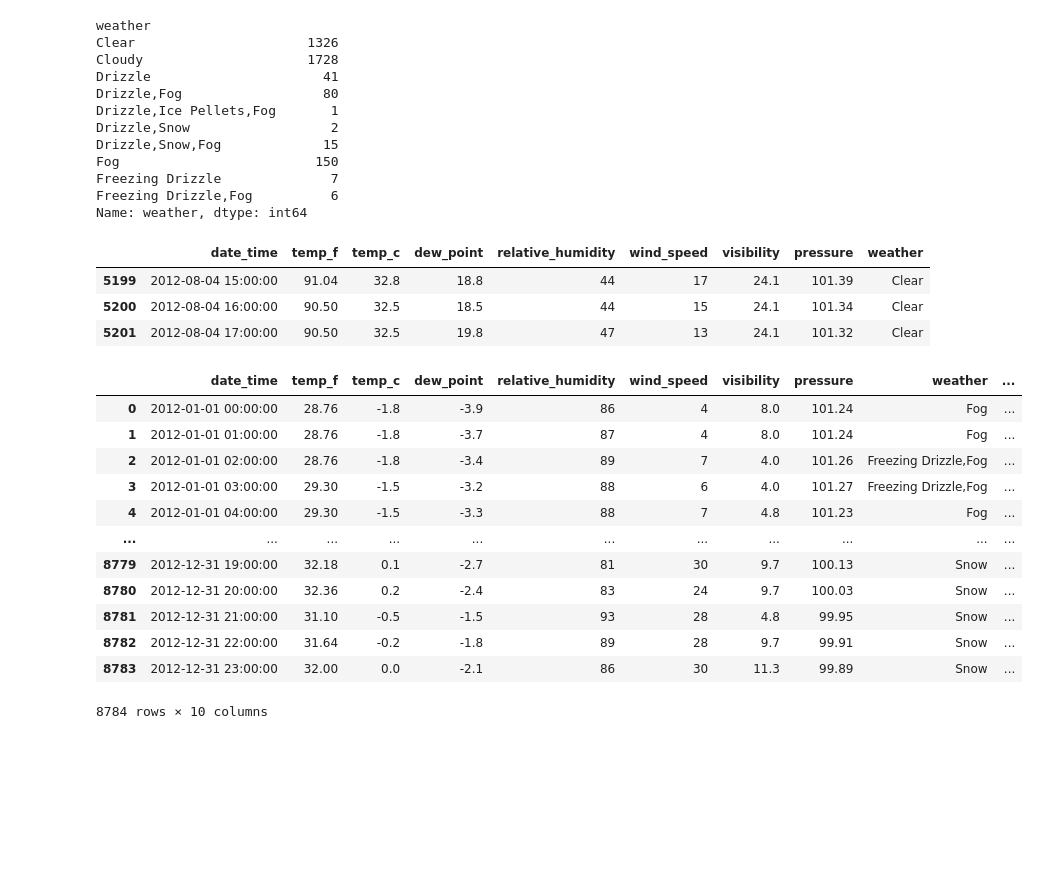
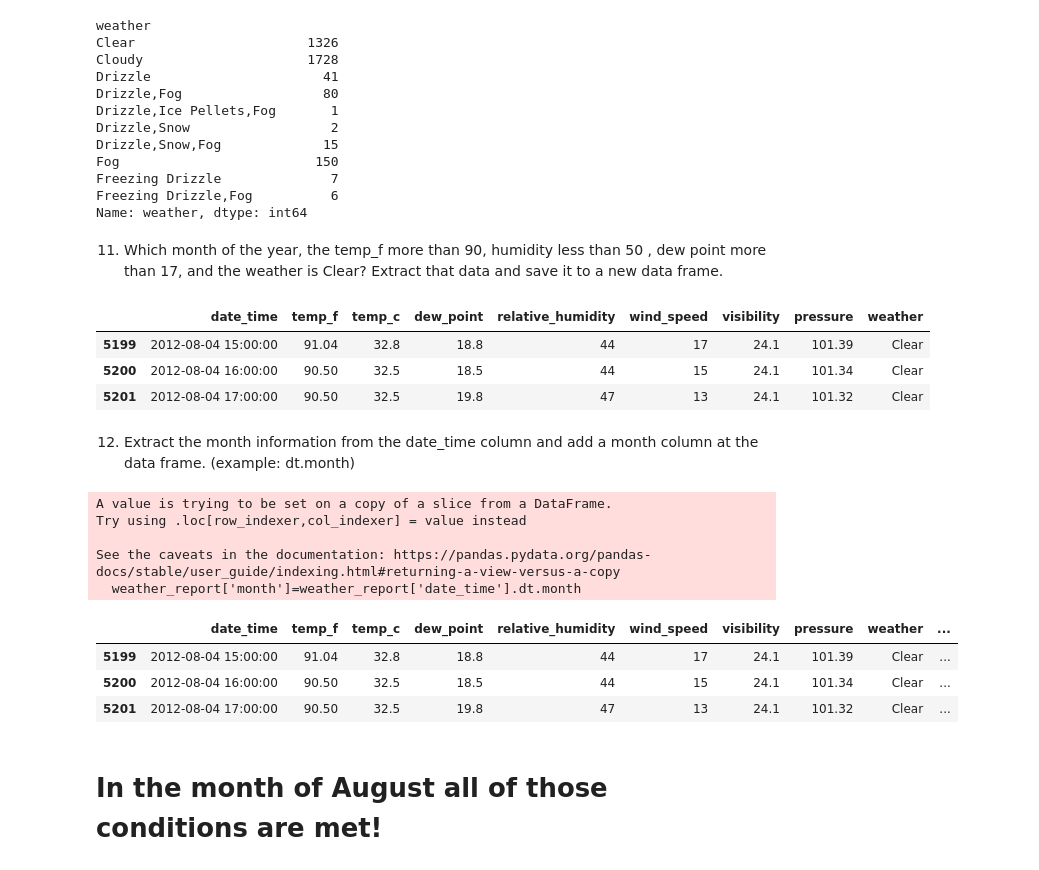
Before and after one commit to ToshiroHJJZ/IP3_JP, a Jupyter notebook: IP3_JP.ipynb, the cells around one changed output. Saved outputs shown, nothing was run; the diff lists cells and outputs as text; code cells hidden in the pictures; blank space fills up the shorter version.

```diff
--- a/IP3_JP.ipynb
+++ b/IP3_JP.ipynb
@@ -234,6 +231,8 @@ Fog                         150
 Freezing Drizzle              7
 Freezing Drizzle,Fog          6
 Name: weather, dtype: int64
+# %% [markdown]
+11.	Which month of the year, the temp_f more than 90, humidity less than 50 , dew point more than 17, and the weather is Clear? Extract that data and save it to a new data frame.
 # %%
 weather_report = data_frame_df.query('temp_f > 90 & relative_humidity < 50 & dew_point > 17 & weather == "Clear"')
 weather_report
@@ -247,18 +244,18 @@ weather_report
+# %% [markdown]
+12.	Extract the month information from the date_time column and add a month column at the data frame. (example: dt.month)
 # %%
-data_frame_df['month']=df['date_time'].dt.month
-data_frame_df
+weather_report['month']=weather_report['date_time'].dt.month
+weather_report
 # %% [output]
+A value is trying to be set on a copy of a slice from a DataFrame.
+Try using .loc[row_indexer,col_indexer] = value instead
+
+See the caveats in the documentation: https://pandas.pydata.org/pandas-docs/stable/user_guide/indexing.html#returning-a-view-versus-a-copy
+  weather_report['month']=weather_report['date_time'].dt.month
 |  | date_time | temp_f | temp_c | dew_point | relative_humidity | wind_speed | visibility | pressure | weather | ... |
-| 0 | 2012-01-01 00:00:00 | 28.76 | -1.8 | -3.9 | 86 | 4 | 8.0 | 101.24 | Fog | ... |
-| 1 | 2012-01-01 01:00:00 | 28.76 | -1.8 | -3.7 | 87 | 4 | 8.0 | 101.24 | Fog | ... |
-| 2 | 2012-01-01 02:00:00 | 28.76 | -1.8 | -3.4 | 89 | 7 | 4.0 | 101.26 | Freezing Drizzle,Fog | ... |
-| 3 | 2012-01-01 03:00:00 | 29.30 | -1.5 | -3.2 | 88 | 6 | 4.0 | 101.27 | Freezing Drizzle,Fog | ... |
-| 4 | 2012-01-01 04:00:00 | 29.30 | -1.5 | -3.3 | 88 | 7 | 4.8 | 101.23 | Fog | ... |
-| ... | ... | ... | ... | ... | ... | ... | ... | ... | ... | ... |
-| 8779 | 2012-12-31 19:00:00 | 32.18 | 0.1 | -2.7 | 81 | 30 | 9.7 | 100.13 | Snow | ... |
-| 8780 | 2012-12-31 20:00:00 | 32.36 | 0.2 | -2.4 | 83 | 24 | 9.7 | 100.03 | Snow | ... |
-| 8781 | 2012-12-31 21:00:00 | 31.10 | -0.5 | -1.5 | 93 | 28 | 4.8 | 99.95 | Snow | ... |
-| 8782 | 2012-12-31 22:00:00 | 31.64 | -0.2 | -1.8 | 89 | 28 | 9.7 | 99.91 | Snow | ... |
-| 8783 | 2012-12-31 23:00:00 | 32.00 | 0.0 | -2.1 | 86 | 30 | 11.3 | 99.89 | Snow | ... |
+| 5199 | 2012-08-04 15:00:00 | 91.04 | 32.8 | 18.8 | 44 | 17 | 24.1 | 101.39 | Clear | ... |
+| 5200 | 2012-08-04 16:00:00 | 90.50 | 32.5 | 18.5 | 44 | 15 | 24.1 | 101.34 | Clear | ... |
+| 5201 | 2012-08-04 17:00:00 | 90.50 | 32.5 | 19.8 | 47 | 13 | 24.1 | 101.32 | Clear | ... |
-8784 rows × 10 columns
+# %% [markdown]
+# In the month of August all of those conditions are met!
 # %%
```
Also changed, not shown: parts of 15 cells of this notebook.
